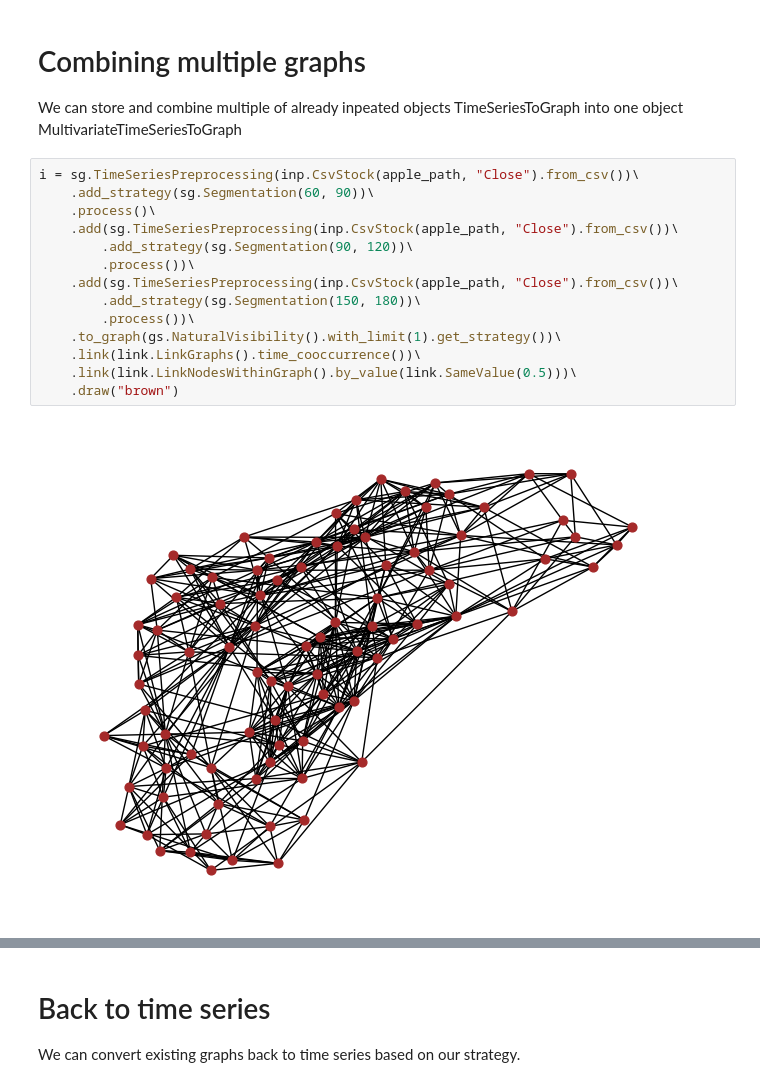
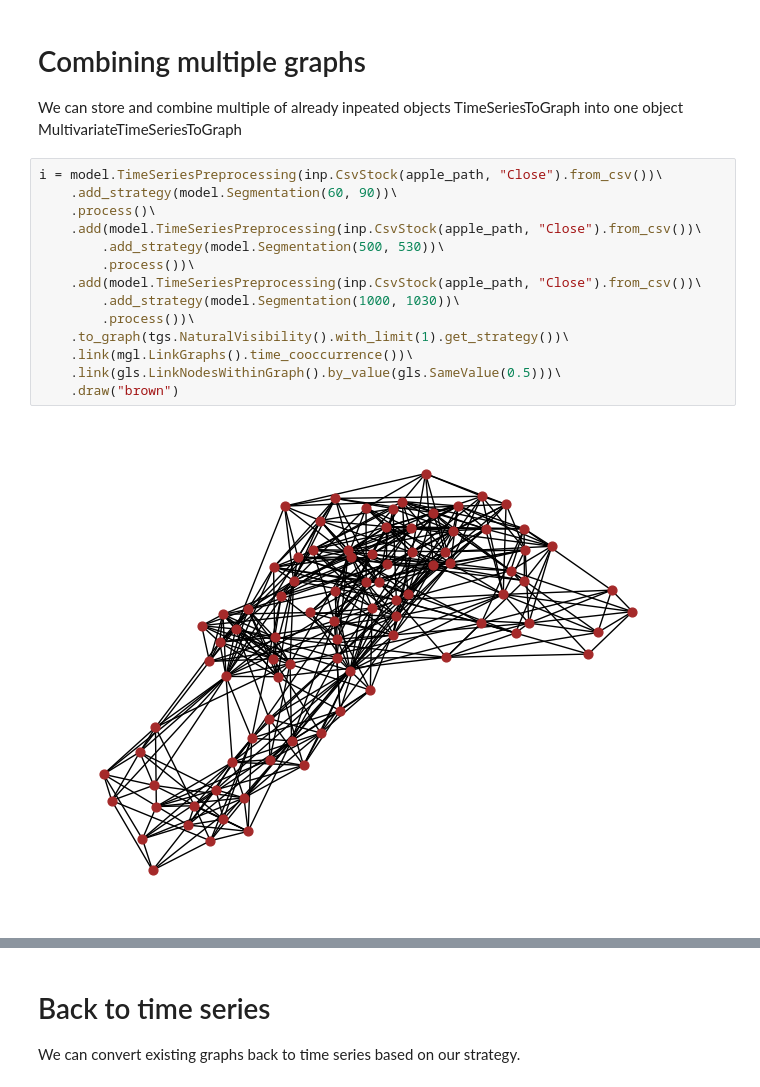
Before and after one commit to zangrcar/ts2g2, a Jupyter notebook: tutorials/demo-ts2g2.ipynb, the cells around one changed output, grey strips where cells are left out. Cells and saved outputs as stored; diff of their text form.

```diff
--- a/tutorials/demo-ts2g2.ipynb
+++ b/tutorials/demo-ts2g2.ipynb
@@ -66,19 +66,19 @@ x = sg.TimeSeriesPreprocessing(inp.CsvStock(apple_path, "Close").from_csv())\
 # Combining multiple graphs
 We can store and combine multiple of already inpeated objects TimeSeriesToGraph into one object MultivariateTimeSeriesToGraph
 # %%
-i = sg.TimeSeriesPreprocessing(inp.CsvStock(apple_path, "Close").from_csv())\
-    .add_strategy(sg.Segmentation(60, 90))\
+i = model.TimeSeriesPreprocessing(inp.CsvStock(apple_path, "Close").from_csv())\
+    .add_strategy(model.Segmentation(60, 90))\
     .process()\
-    .add(sg.TimeSeriesPreprocessing(inp.CsvStock(apple_path, "Close").from_csv())\
-        .add_strategy(sg.Segmentation(90, 120))\
+    .add(model.TimeSeriesPreprocessing(inp.CsvStock(apple_path, "Close").from_csv())\
+        .add_strategy(model.Segmentation(500, 530))\
         .process())\
-    .add(sg.TimeSeriesPreprocessing(inp.CsvStock(apple_path, "Close").from_csv())\
-        .add_strategy(sg.Segmentation(150, 180))\
+    .add(model.TimeSeriesPreprocessing(inp.CsvStock(apple_path, "Close").from_csv())\
+        .add_strategy(model.Segmentation(1000, 1030))\
         .process())\
-    .to_graph(gs.NaturalVisibility().with_limit(1).get_strategy())\
-    .link(link.LinkGraphs().time_cooccurrence())\
-    .link(link.LinkNodesWithinGraph().by_value(link.SameValue(0.5)))\
+    .to_graph(tgs.NaturalVisibility().with_limit(1).get_strategy())\
+    .link(mgl.LinkGraphs().time_cooccurrence())\
+    .link(gls.LinkNodesWithinGraph().by_value(gls.SameValue(0.5)))\
     .draw("brown")
 # %% [output]
-[figure, old version]
+[figure, new version]
 # %%
```
Also changed, not shown: parts of 8 cells of this notebook, 20 other files.
